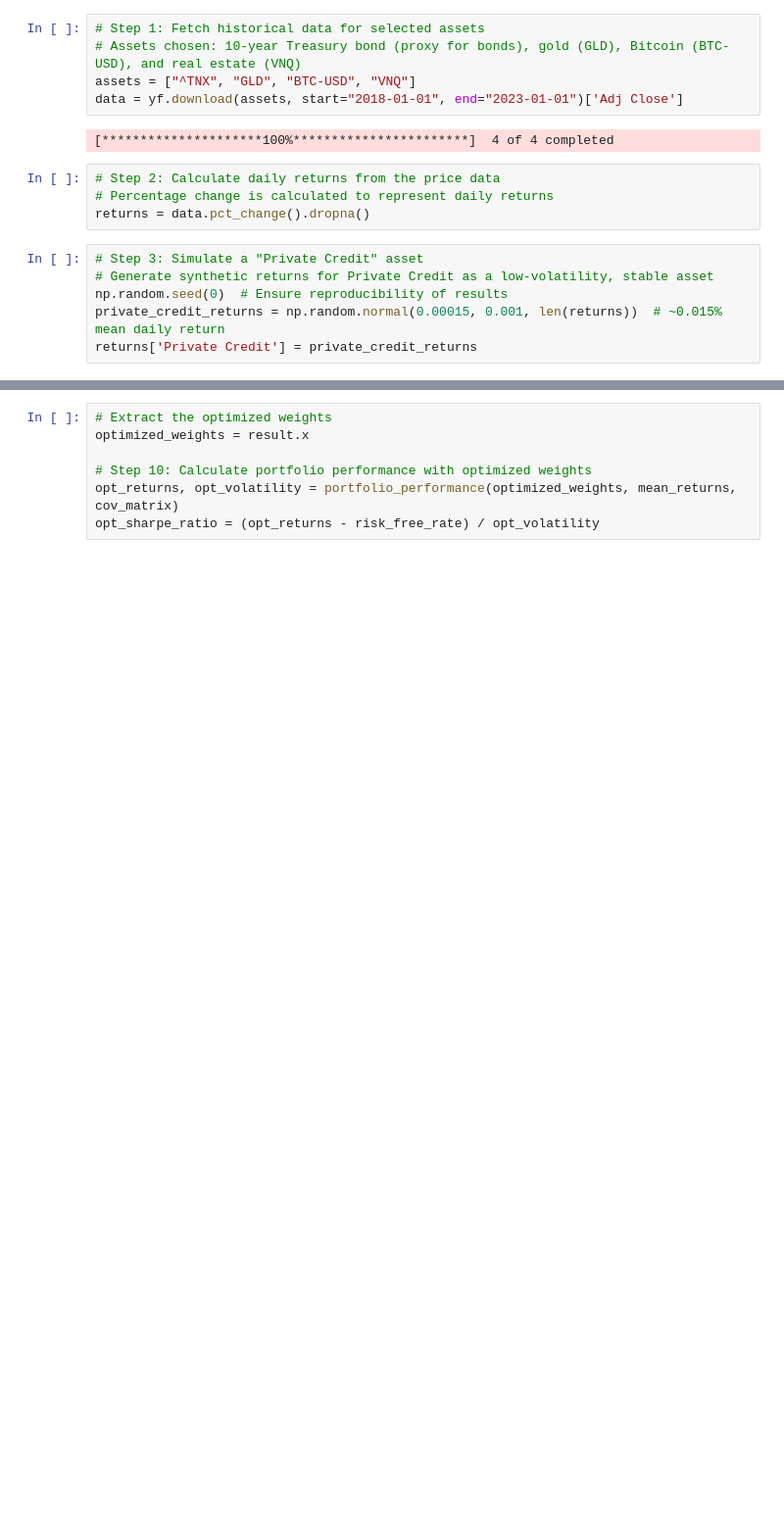
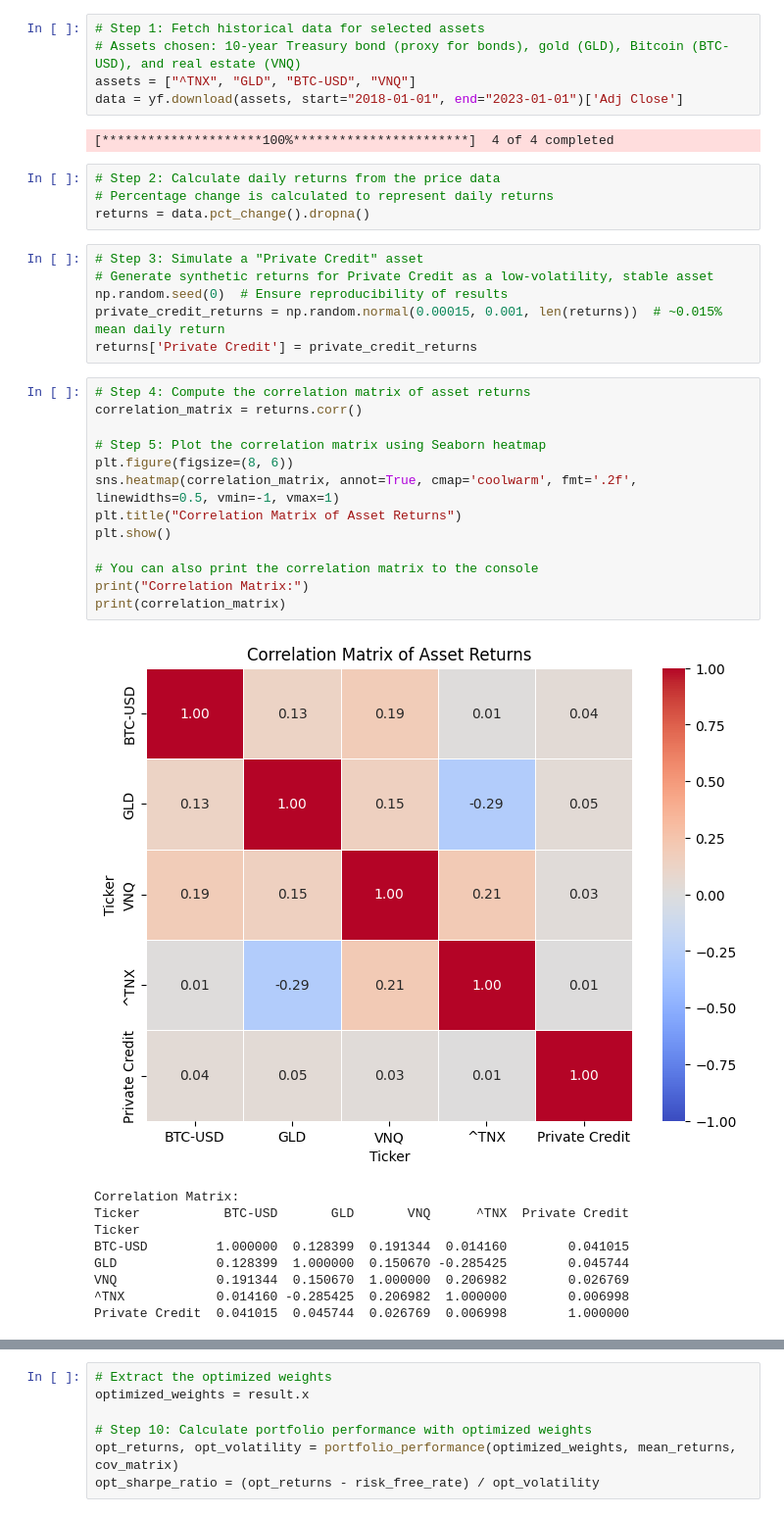
Before and after one commit to kpapmath/portfolio_analysis_new, a Jupyter notebook: src/portfolio.ipynb, the cells around one changed output, grey strips where cells are left out. Shown at 98% size. Saved outputs shown, nothing was run; the diff lists cells and outputs as text; blank space fills up the shorter version.

```diff
--- a/src/portfolio.ipynb
+++ b/src/portfolio.ipynb
@@ -21,4 +22,27 @@ returns = data.pct_change().dropna()
 np.random.seed(0)  # Ensure reproducibility of results
 private_credit_returns = np.random.normal(0.00015, 0.001, len(returns))  # ~0.015% mean daily return
 returns['Private Credit'] = private_credit_returns
+# %%
+# Step 4: Compute the correlation matrix of asset returns
+correlation_matrix = returns.corr()
+
+# Step 5: Plot the correlation matrix using Seaborn heatmap
+plt.figure(figsize=(8, 6))
+sns.heatmap(correlation_matrix, annot=True, cmap='coolwarm', fmt='.2f', linewidths=0.5, vmin=-1, vmax=1)
+plt.title("Correlation Matrix of Asset Returns")
+plt.show()
+
+# You can also print the correlation matrix to the console
+print("Correlation Matrix:")
+print(correlation_matrix)
+# %% [output]
+[figure, added]
+Correlation Matrix:
+Ticker           BTC-USD       GLD       VNQ      ^TNX  Private Credit
+Ticker
+BTC-USD         1.000000  0.128399  0.191344  0.014160        0.041015
+GLD             0.128399  1.000000  0.150670 -0.285425        0.045744
+VNQ             0.191344  0.150670  1.000000  0.206982        0.026769
+^TNX            0.014160 -0.285425  0.206982  1.000000        0.006998
+Private Credit  0.041015  0.045744  0.026769  0.006998        1.000000
 # %%
```
Also changed, not shown: parts of 7 cells of this notebook, 2 other files.
